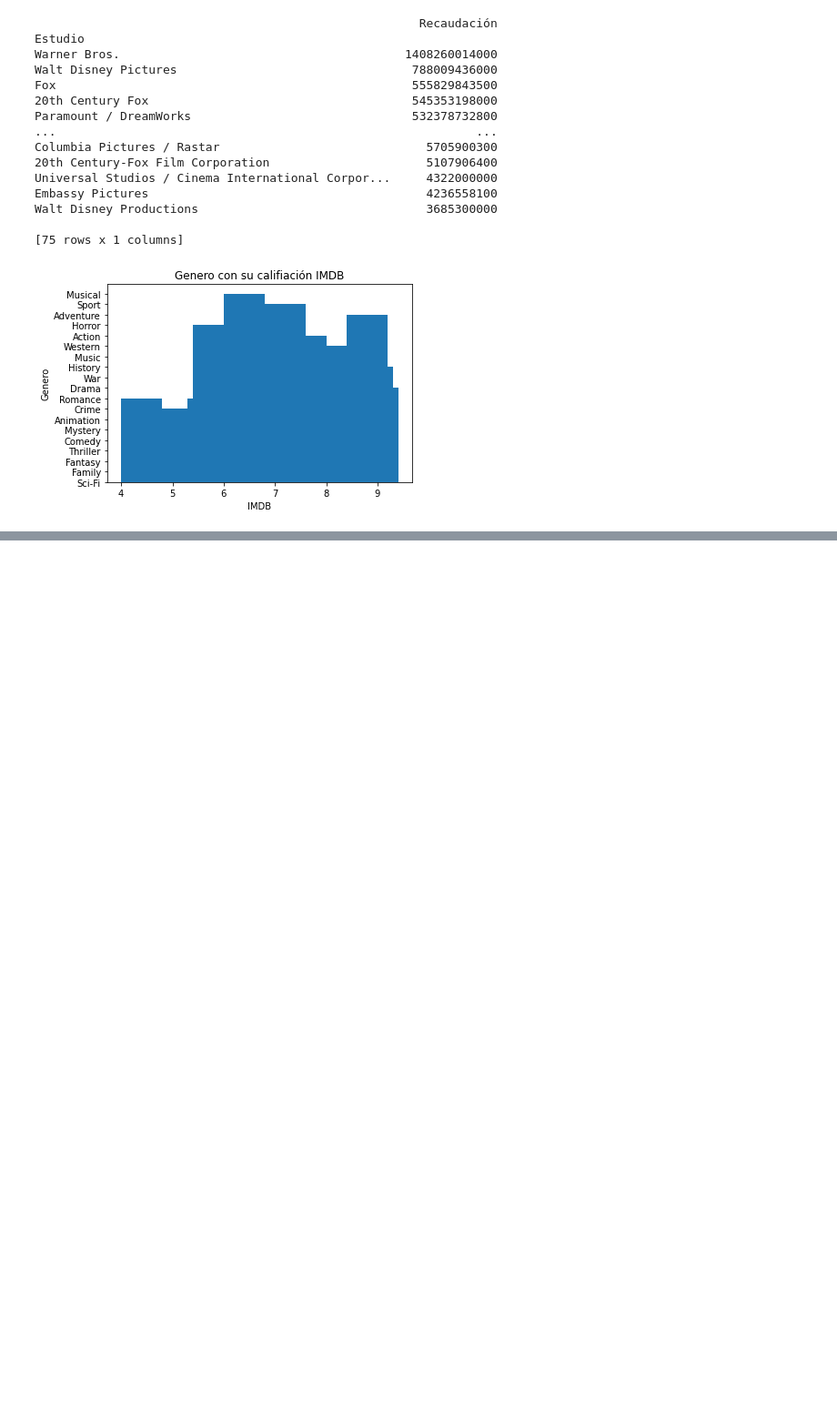
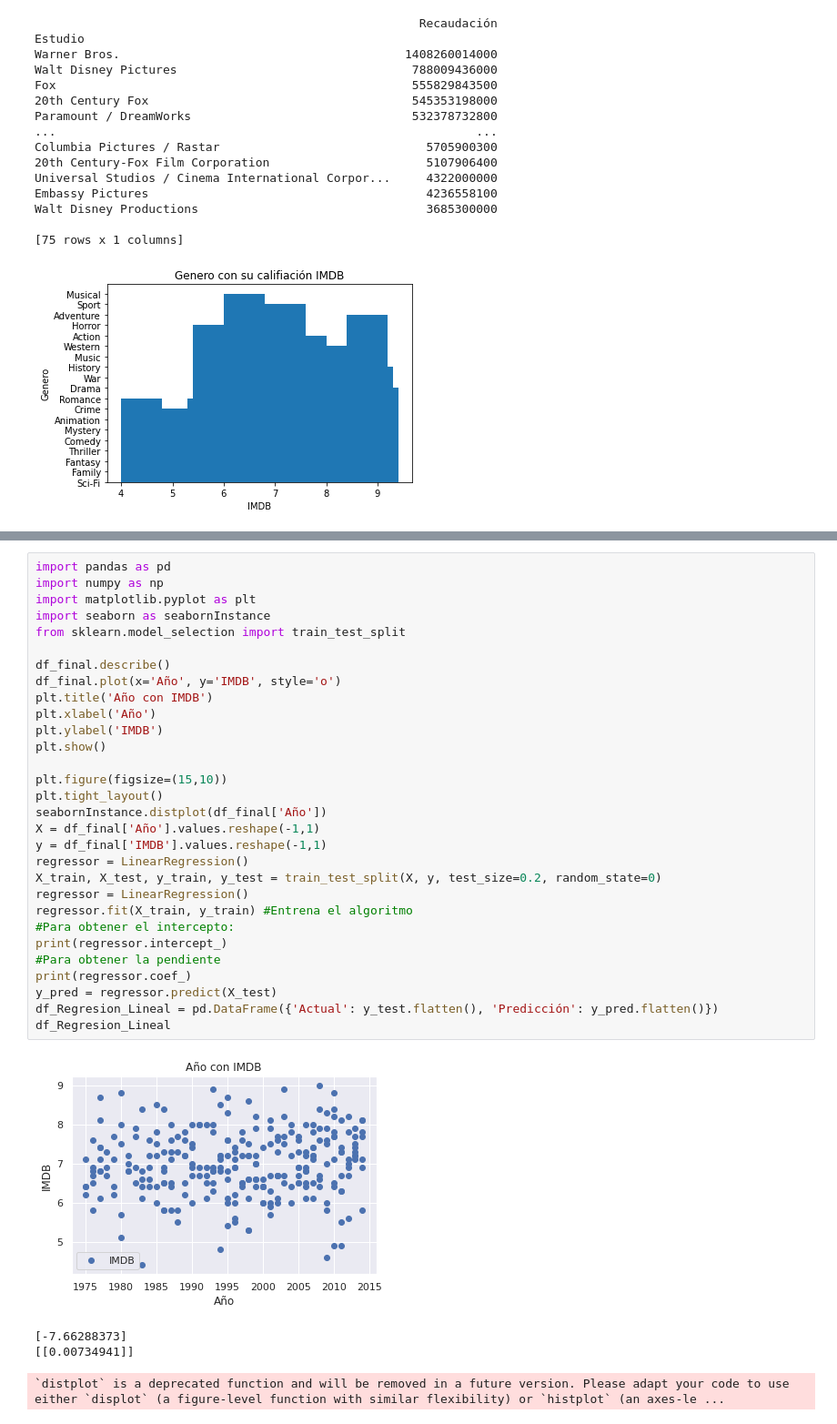
Before and after one commit to RAIGOZAGIAN1997/MineriaDatos, a Jupyter notebook: Practicas_Mineria_de_Datos.ipynb, the cells around one changed output, grey strips where cells are left out. Shown: that part at 91% size. Cells and saved outputs as stored; diff of their text form; blank space fills up the shorter version.

```diff
--- a/Practicas_Mineria_de_Datos.ipynb
+++ b/Practicas_Mineria_de_Datos.ipynb
@@ -208,0 +261,35 @@ SyntaxError: ignored
+# %%
+import pandas as pd
+import numpy as np
+import matplotlib.pyplot as plt
+import seaborn as seabornInstance
+from sklearn.model_selection import train_test_split
+
+df_final.describe()
+df_final.plot(x='Año', y='IMDB', style='o')
+plt.title('Año con IMDB')
+plt.xlabel('Año')
+plt.ylabel('IMDB')
+plt.show()
+
+plt.figure(figsize=(15,10))
+plt.tight_layout()
+seabornInstance.distplot(df_final['Año'])
+X = df_final['Año'].values.reshape(-1,1)
+y = df_final['IMDB'].values.reshape(-1,1)
+regressor = LinearRegression()
+X_train, X_test, y_train, y_test = train_test_split(X, y, test_size=0.2, random_state=0)
+regressor = LinearRegression()
+regressor.fit(X_train, y_train) #Entrena el algoritmo
+#Para obtener el intercepto:
+print(regressor.intercept_)
+#Para obtener la pendiente
+print(regressor.coef_)
+y_pred = regressor.predict(X_test)
+df_Regresion_Lineal = pd.DataFrame({'Actual': y_test.flatten(), 'Predicción': y_pred.flatten()})
+df_Regresion_Lineal
+# %% [output]
+[figure, added]
+[-7.66288373]
+[[0.00734941]]
+`distplot` is a deprecated function and will be removed in a future version. Please adapt your code to use either `displot` (a figure-level function with similar flexibility) or `histplot` (an axes-le ...
```
Also changed, not shown: parts of 13 cells of this notebook.
